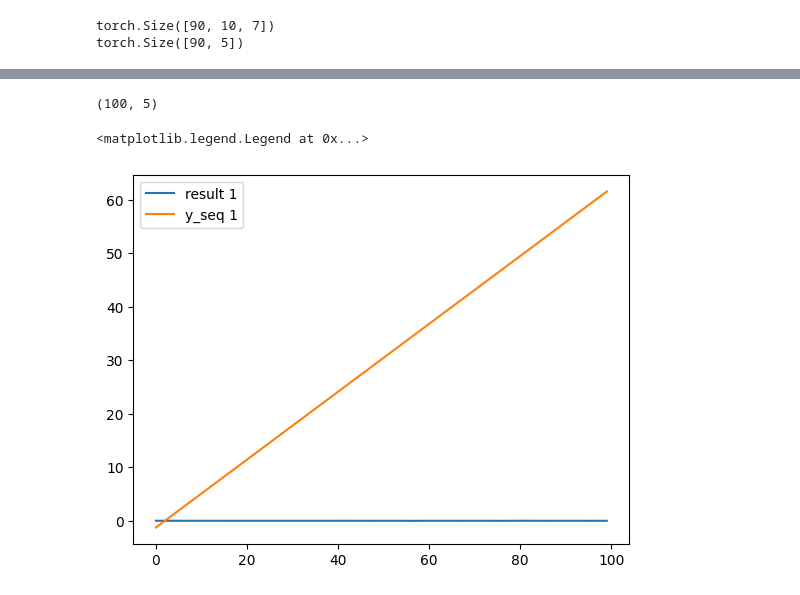
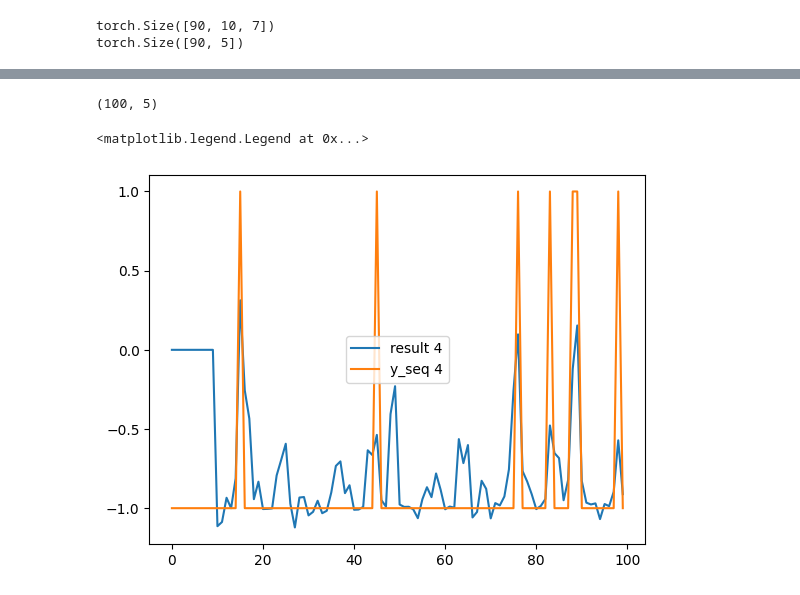
Before and after one commit to Sahara-Sheik/Robotic-Vision, a Jupyter notebook: src/notebooks/LSTM_experiments.ipynb, the cells around one changed output, grey strips where cells are left out. Cells and saved outputs as stored; diff of their text form; code cells hidden in the pictures.

```diff
--- a/src/notebooks/LSTM_experiments.ipynb
+++ b/src/notebooks/LSTM_experiments.ipynb
@@ -411,13 +436,13 @@ def model_xy_prediction(model, x_seq, sequence_length, latent_size, output_size)
 # %%
 # Visualize the step by step prediction
 result = model_xy_prediction(model, x_seq, sequence_length, latent_size, output_size)
 print(result.shape)
 
-channel = 1
+channel = 4
 plt.plot(result[0:100,channel], label=f"result {channel}")
 plt.plot(y_seq[0:100,channel], label = f"y_seq {channel}")
 plt.legend()
 # %% [output]
 (100, 5)
 <matplotlib.legend.Legend at 0x...>
-[figure, old version]
+[figure, new version]
```
Also changed, not shown: parts of 4 cells of this notebook.
